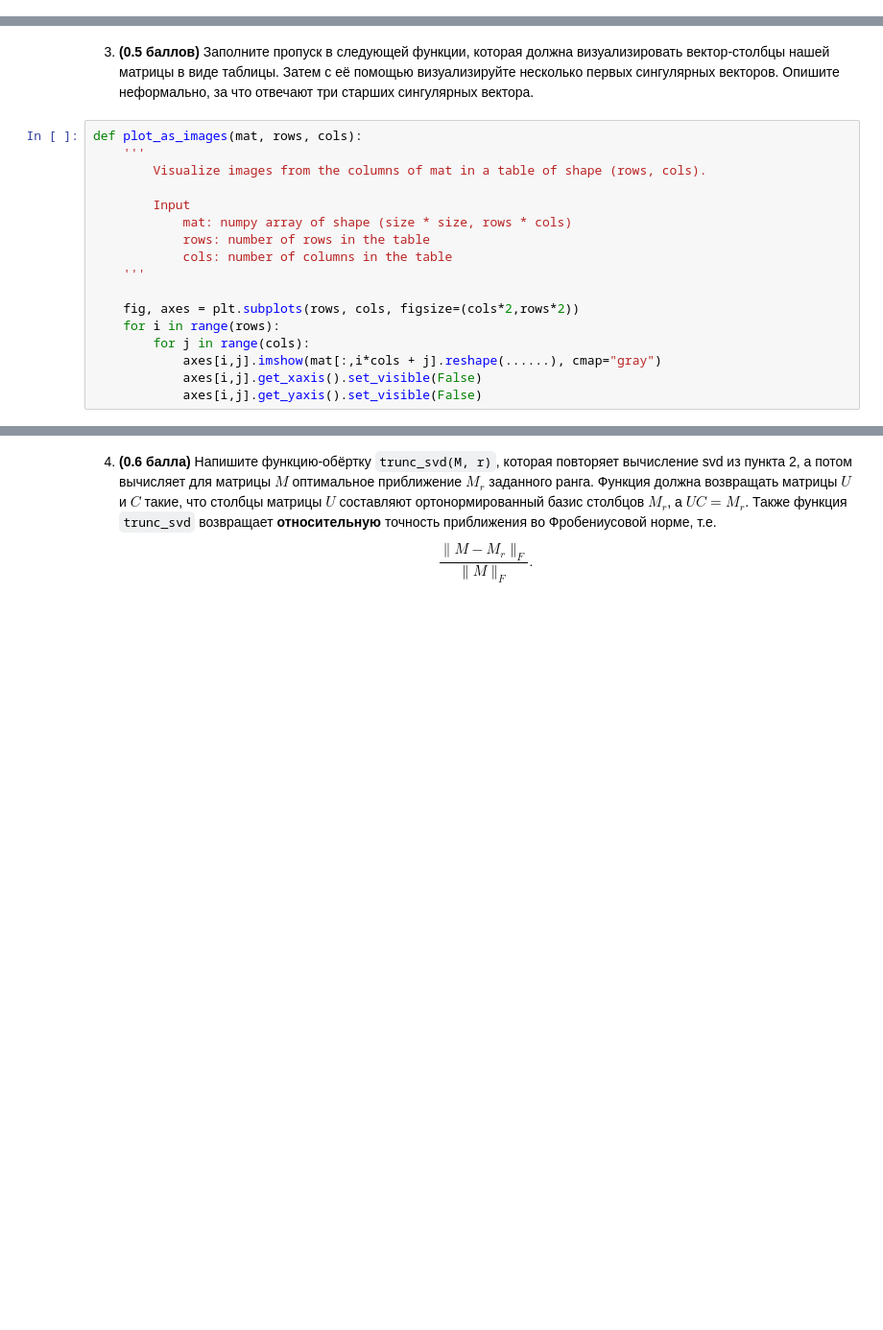
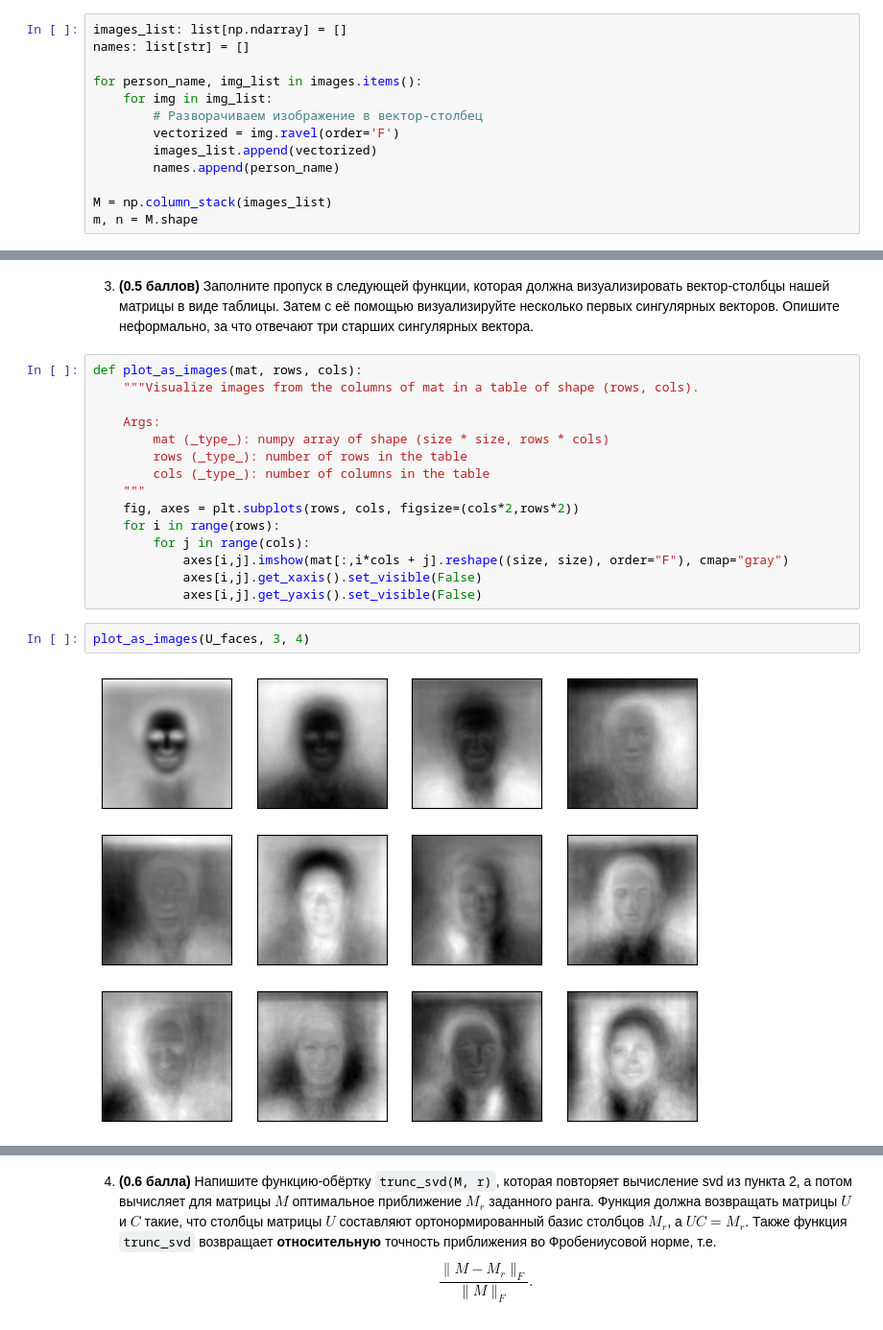
Before and after one commit to AzhPistacius/hse-big-data-analytics-coursework, a Jupyter notebook: notebooks/math-for-data-analysis/hse_bda_2025_lab_2.ipynb, the cells around one changed output, grey strips where cells are left out. Shown at 96% size. Drawn from its saved outputs; the diff is of its cells as text; blank space fills up the shorter version.

```diff
--- a/notebooks/math-for-data-analysis/hse_bda_2025_lab_2.ipynb
+++ b/notebooks/math-for-data-analysis/hse_bda_2025_lab_2.ipynb
@@ -531,0 +530,13 @@ M = # TO BE FILLED
+# %%
+images_list: list[np.ndarray] = []
+names: list[str] = []
+
+for person_name, img_list in images.items():
+    for img in img_list:
+        # Разворачиваем изображение в вектор-столбец
+        vectorized = img.ravel(order='F')
+        images_list.append(vectorized)
+        names.append(person_name)
+
+M = np.column_stack(images_list)
+m, n = M.shape
@@ -537,18 +625,20 @@ M = # TO BE FILLED
  3. **(0.5 баллов)** Заполните пропуск в следующей функции, которая должна визуализировать вектор-столбцы нашей матрицы в виде таблицы. Затем с её помощью визуализируйте несколько первых сингулярных векторов. Опишите неформально, за что отвечают три старших сингулярных вектора.
 # %%
 def plot_as_images(mat, rows, cols):
-    '''
-        Visualize images from the columns of mat in a table of shape (rows, cols).
+    """Visualize images from the columns of mat in a table of shape (rows, cols).
 
-        Input
-            mat: numpy array of shape (size * size, rows * cols)
-            rows: number of rows in the table
-            cols: number of columns in the table
-    '''
-
+    Args:
+        mat (_type_): numpy array of shape (size * size, rows * cols)
+        rows (_type_): number of rows in the table
+        cols (_type_): number of columns in the table
+    """
     fig, axes = plt.subplots(rows, cols, figsize=(cols*2,rows*2))
     for i in range(rows):
         for j in range(cols):
-            axes[i,j].imshow(mat[:,i*cols + j].reshape(......), cmap="gray")
+            axes[i,j].imshow(mat[:,i*cols + j].reshape((size, size), order="F"), cmap="gray")
             axes[i,j].get_xaxis().set_visible(False)
             axes[i,j].get_yaxis().set_visible(False)
+# %%
+plot_as_images(U_faces, 3, 4)
+# %% [output]
+[figure, added]
```
Also changed, not shown: parts of 9 cells of this notebook.
